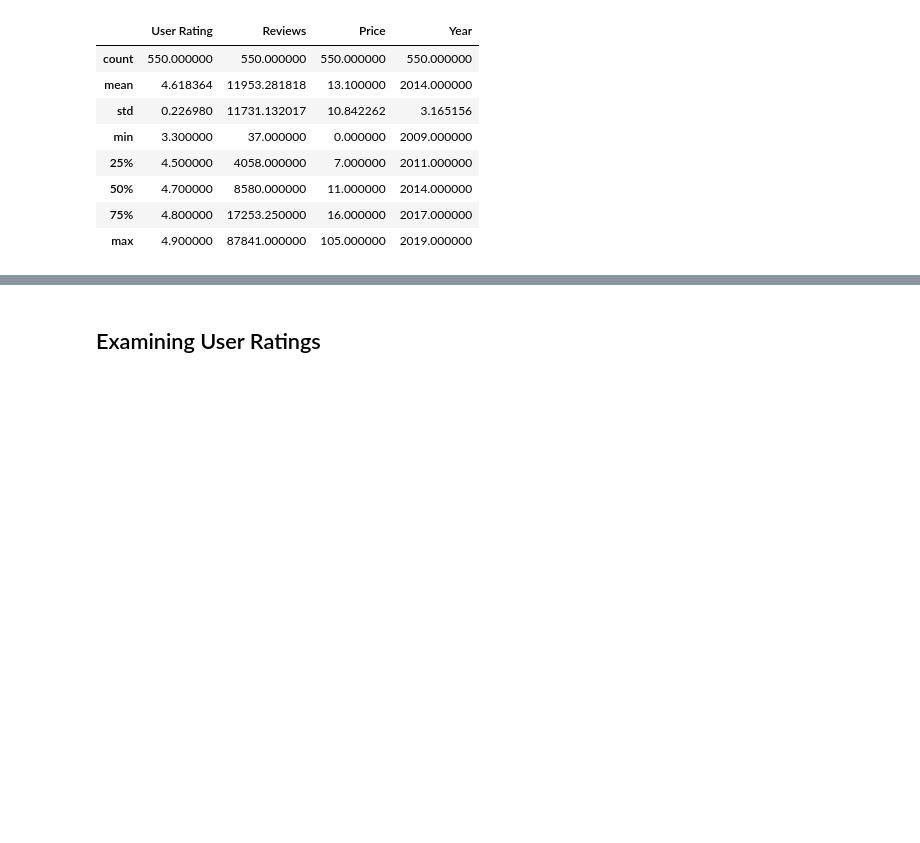
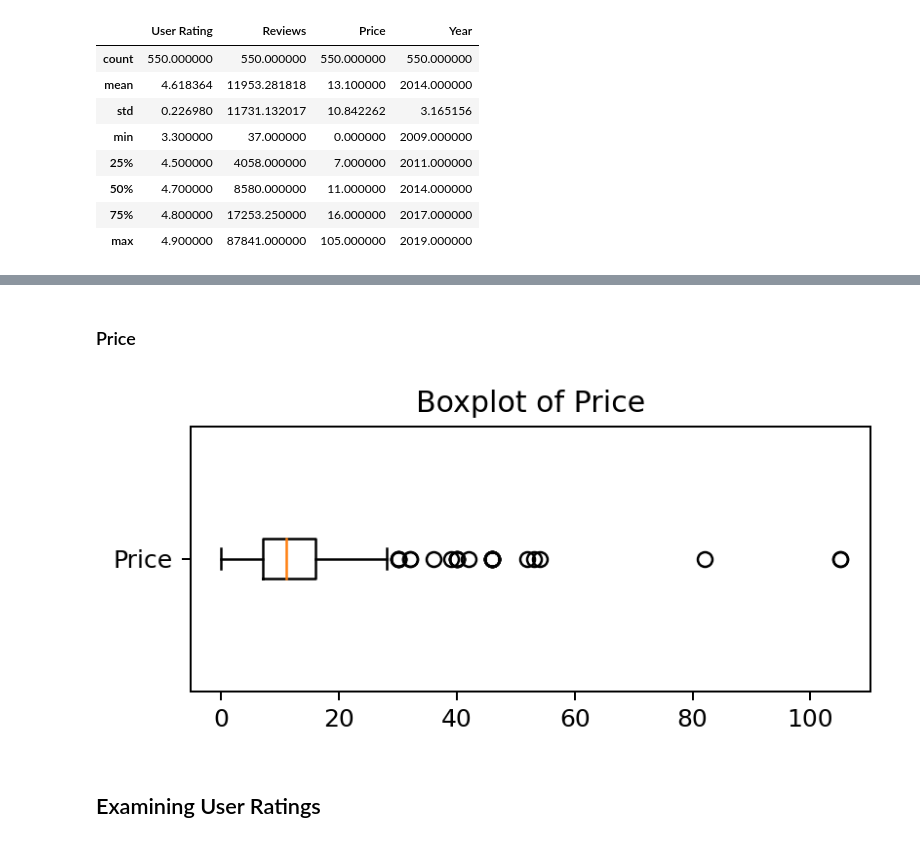
Before and after one commit to exw4141/bestselling-books-eda, a Jupyter notebook: bestselling-books-eda.ipynb, the cells around one changed output, grey strips where cells are left out. Saved outputs shown, nothing was run; the diff lists cells and outputs as text; code cells hidden in the pictures; blank space fills up the shorter version.

```diff
--- a/bestselling-books-eda.ipynb
+++ b/bestselling-books-eda.ipynb
@@ -60,3 +87,15 @@ There is nothing strange about these statistics. It's reasonable that the number
+# %% [markdown]
+### Price
+# %%
+plt.figure(figsize=(5,2), dpi=180)
+
+plt.boxplot(df['Price'], vert=False)
+plt.title('Boxplot of Price')
+plt.yticks([1], labels=['Price'])
+
+plt.show()
+# %% [output]
+[figure, added]
 # %% [markdown]
 ## Examining User Ratings
 # %%
```
Also changed, not shown: parts of 5 cells of this notebook.
